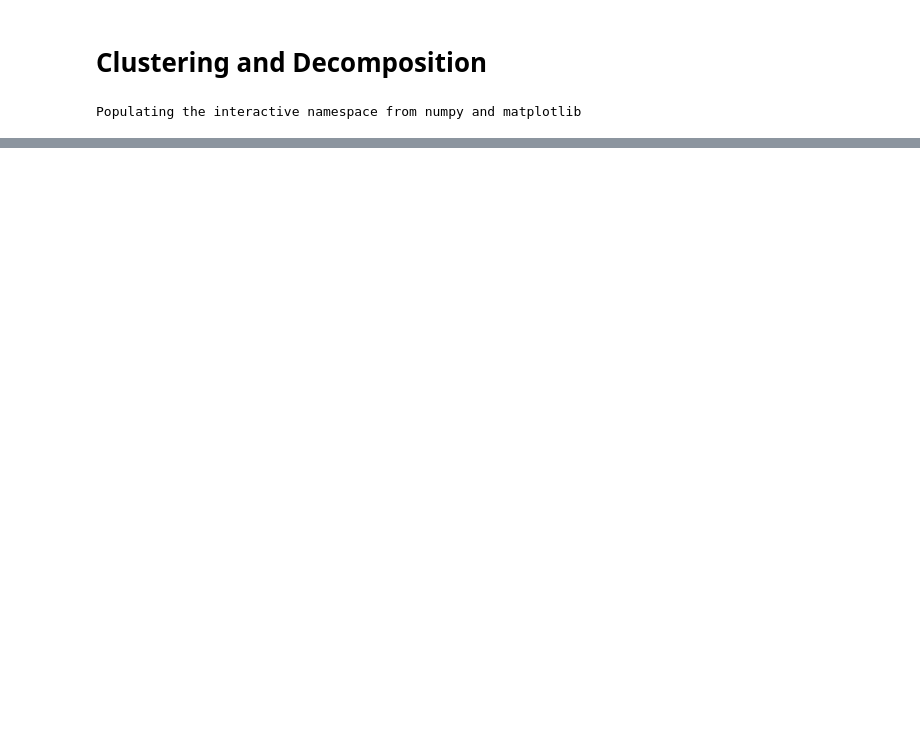
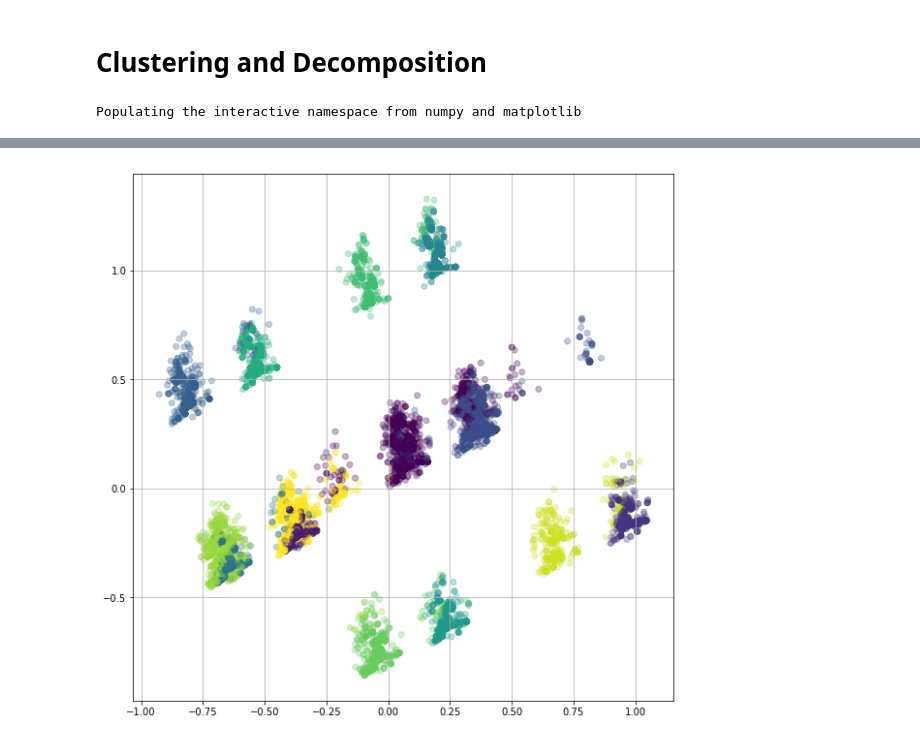
Before and after one commit to zipjet/bi-churn-analysis, a Jupyter notebook: py/Items Clustering.ipynb, the cells around one changed output, grey strips where cells are left out. Cells and saved outputs as stored; diff of their text form; code cells hidden in the pictures; blank space fills up the shorter version.

```diff
--- a/py/Items Clustering.ipynb
+++ b/py/Items Clustering.ipynb
@@ -69,0 +128,5 @@ data.to_csv("../data/items_with_clusters.csv", index = False)
+# %%
+data_summer_pca, summer_cluster = cluster_pca(data_summer, 14)
+plot_pca(data_summer_pca, summer_cluster)
+# %% [output]
+[figure, added]
```
Also changed, not shown: parts of 11 cells of this notebook, 5 other files.
